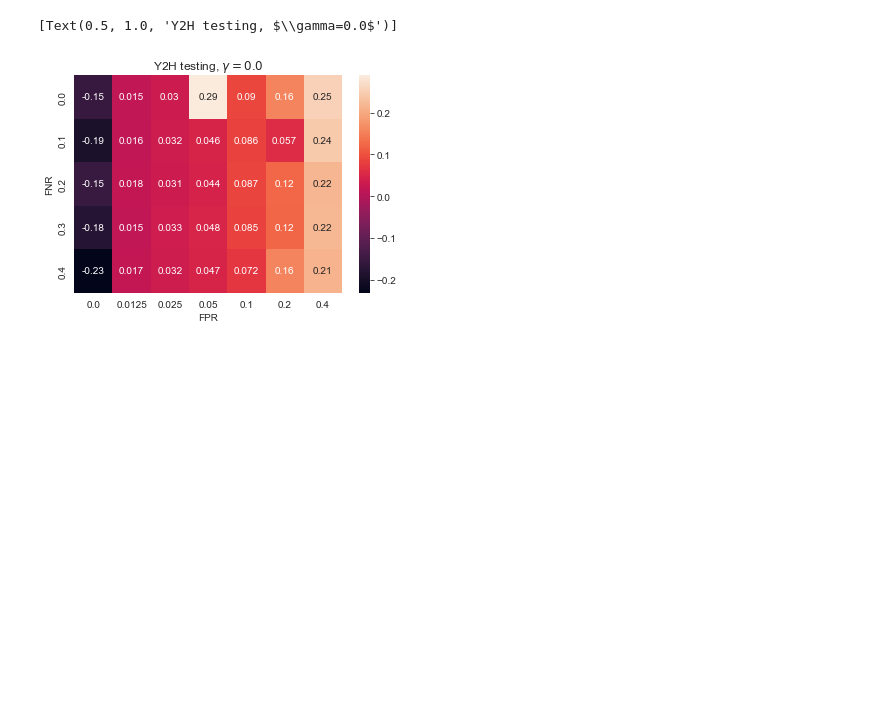
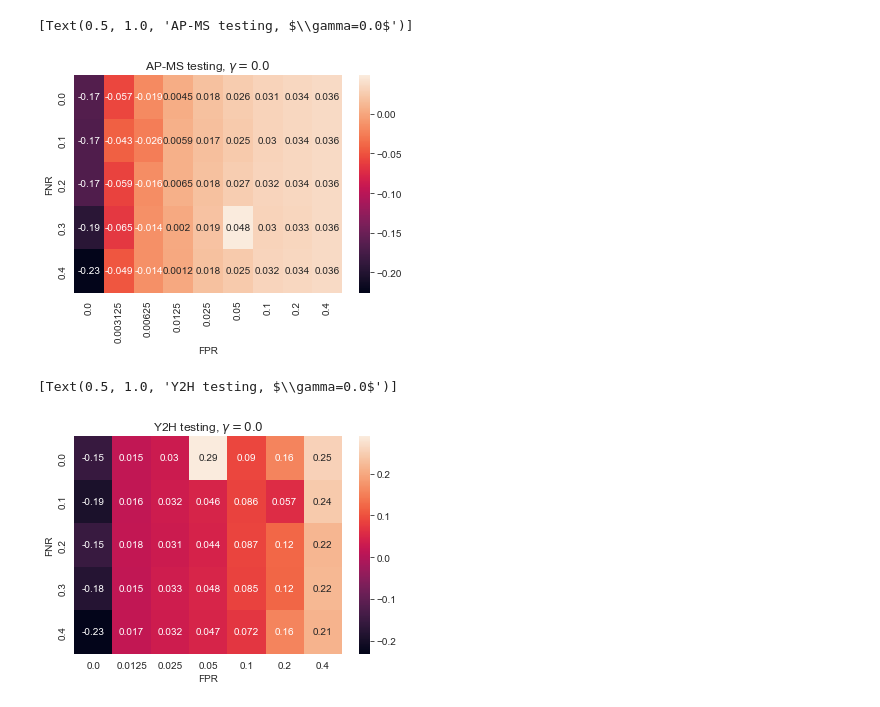
Before and after one commit to bionetslab/ppi-network-simulation, a Jupyter notebook: plot_results.ipynb, the cells around one changed output. Drawn from its saved outputs; the diff is of its cells as text; code cells hidden in the pictures; blank space fills up the shorter version.

```diff
--- a/plot_results.ipynb
+++ b/plot_results.ipynb
@@ -20,8 +20,8 @@ def load_results(test_method, acceptance_threshold, false_positive_rate, false_n
     return posteriors, all_results
 # %%
 def deltas_sods(test_method, acceptance_threshold):
-    fprs = [0.0,0.0125,0.025,0.05,0.1,0.2,0.4]
-    fnrs = [0.0,0.1,0.3,0.4]
+    fprs = [0.0,0.003125,0.00625,0.0125,0.025,0.05,0.1,0.2,0.4]
+    fnrs = [0.0,0.1,0.2,0.3,0.4]
     data = {'FPR': [], 'FNR': [], 'delta_sod': []}
     for fpr, fnr in itt.product(fprs, fnrs):
         _, all_results = load_results(test_method, acceptance_threshold, fpr, fnr)
@@ -36,6 +36,12 @@ def deltas_sods(test_method, acceptance_threshold):
         data['FPR'].append(fpr)
         data['FNR'].append(fnr)
     return pd.DataFrame(data=data)
+# %%
+deltas_Y2H = deltas_sods('AP-MS', 0.0)
+sns.heatmap(deltas_Y2H.pivot('FNR', 'FPR', 'delta_sod'),annot=True).set(title=r'AP-MS testing, $\gamma={}$'.format(0.0))
+# %% [output]
+[Text(0.5, 1.0, 'AP-MS testing, $\\gamma=0.0$')]
+[figure, added]
 # %%
 deltas_Y2H = deltas_sods('Y2H', 0.0)
 sns.heatmap(deltas_Y2H.pivot('FNR', 'FPR', 'delta_sod'),annot=True).set(title=r'Y2H testing, $\gamma={}$'.format(0.0))
```
Also changed, not shown: parts of 1 cell of this notebook.
